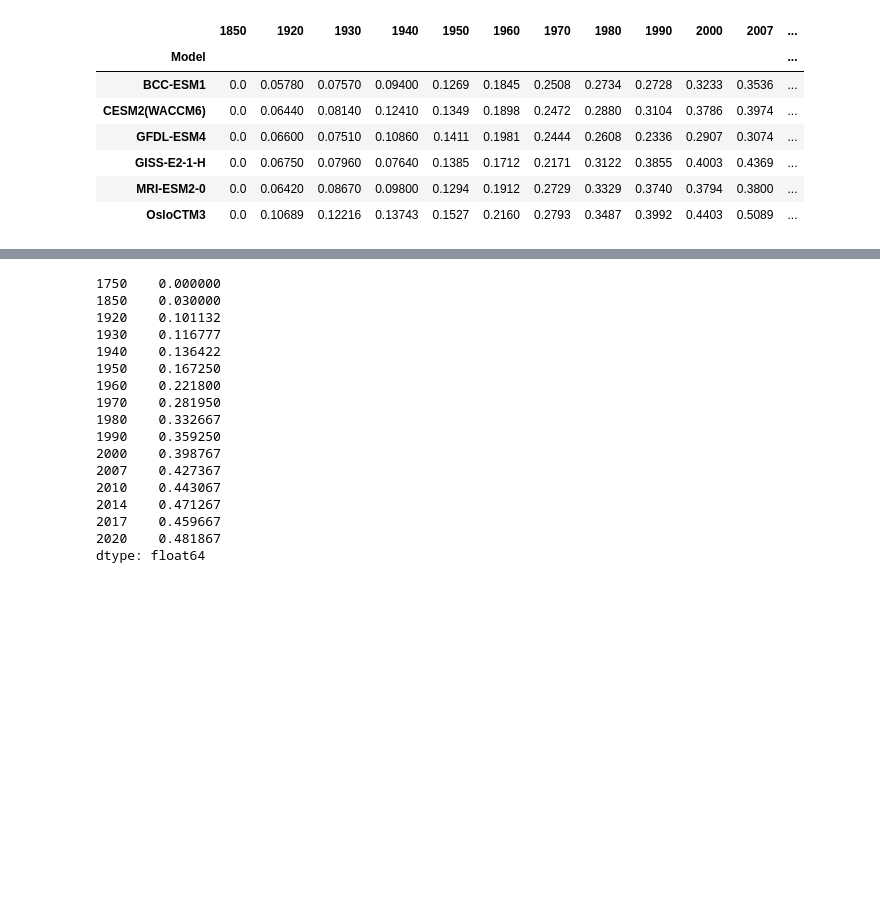
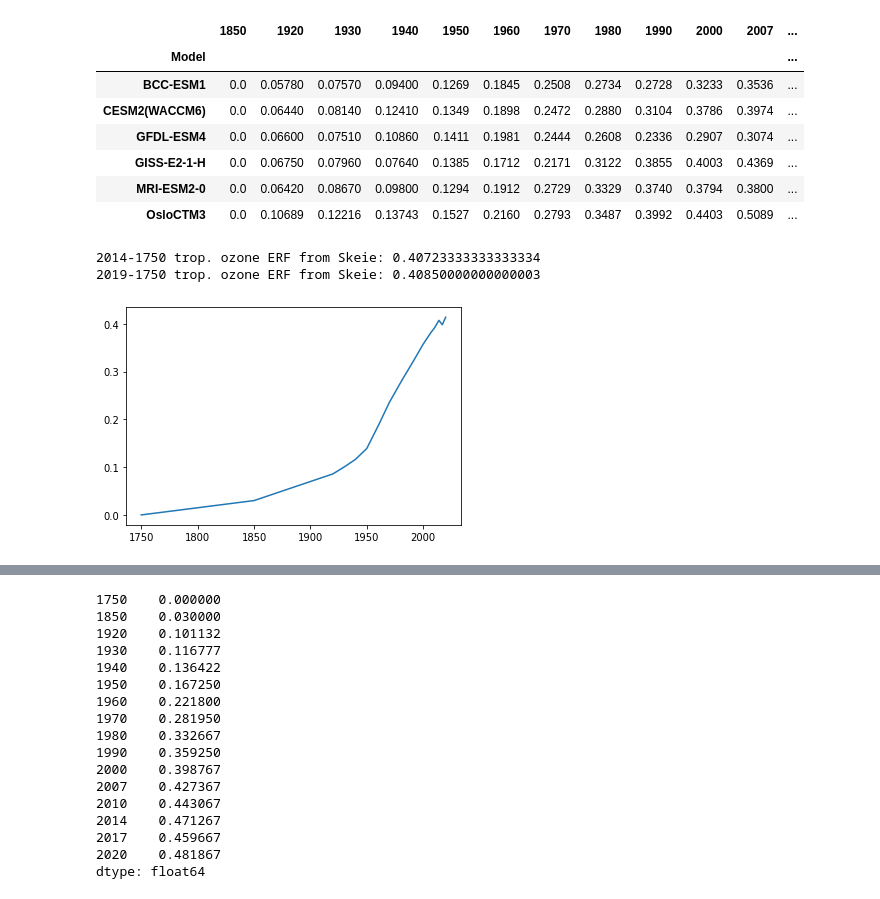
Before and after one commit to chrisroadmap/ar6, a Jupyter notebook: notebooks/070_chapter7_ozone_emissions_to_forcing.ipynb, the cells around one changed output, grey strips where cells are left out. Drawn from its saved outputs; the diff is of its cells as text; code cells hidden in the pictures; blank space fills up the shorter version.

```diff
--- a/notebooks/070_chapter7_ozone_emissions_to_forcing.ipynb
+++ b/notebooks/070_chapter7_ozone_emissions_to_forcing.ipynb
@@ -76,3 +77,20 @@ skeie_total
 | GISS-E2-1-H | 0.0 | 0.06750 | 0.07960 | 0.07640 | 0.1385 | 0.1712 | 0.2171 | 0.3122 | 0.3855 | 0.4003 | 0.4369 | ... |
 | MRI-ESM2-0 | 0.0 | 0.06420 | 0.08670 | 0.09800 | 0.1294 | 0.1912 | 0.2729 | 0.3329 | 0.3740 | 0.3794 | 0.3800 | ... |
 | OsloCTM3 | 0.0 | 0.10689 | 0.12216 | 0.13743 | 0.1527 | 0.2160 | 0.2793 | 0.3487 | 0.3992 | 0.4403 | 0.5089 | ... |
+# %%
+skeie_trop_est = skeie_trop.mean()
+skeie_trop_est[1750] = -0.03
+skeie_trop_est.sort_index(inplace=True)
+skeie_trop_est = skeie_trop_est + 0.03
+skeie_trop_est.drop([2014,2017,2020], inplace=True)
+skeie_trop_est = skeie_trop_est.append(skeie_trop.loc['OsloCTM3',2014:]-skeie_trop.loc['OsloCTM3',2010]+skeie_trop_est[2010])
+f = interp1d(skeie_trop_est.index, skeie_trop_est, bounds_error=False, fill_value='extrapolate')
+years = np.arange(1750,2021)
+o3trop = f(years)
+pl.plot(years, o3trop)
+print("2014-1750 trop. ozone ERF from Skeie:", o3trop[264])
+print("2019-1750 trop. ozone ERF from Skeie:", o3trop[269])
+# %% [output]
+2014-1750 trop. ozone ERF from Skeie: 0.40723333333333334
+2019-1750 trop. ozone ERF from Skeie: 0.40850000000000003
+[figure, added]
```
Also changed, not shown: parts of 24 cells of this notebook, 1 other file.
